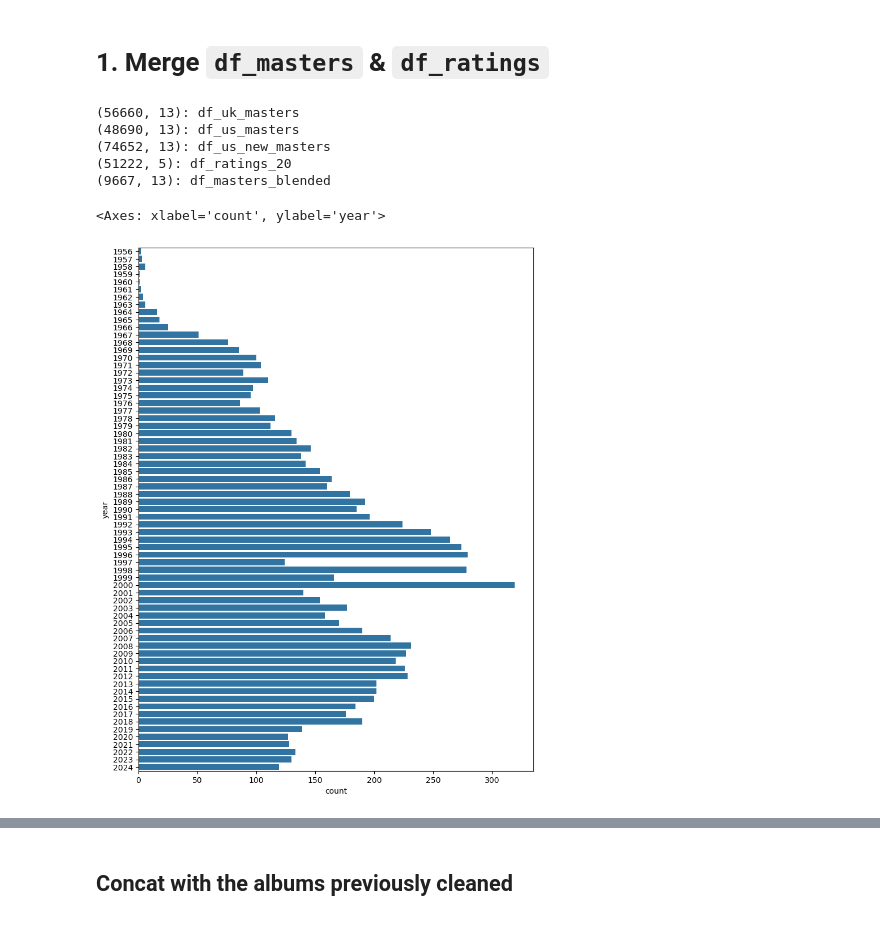
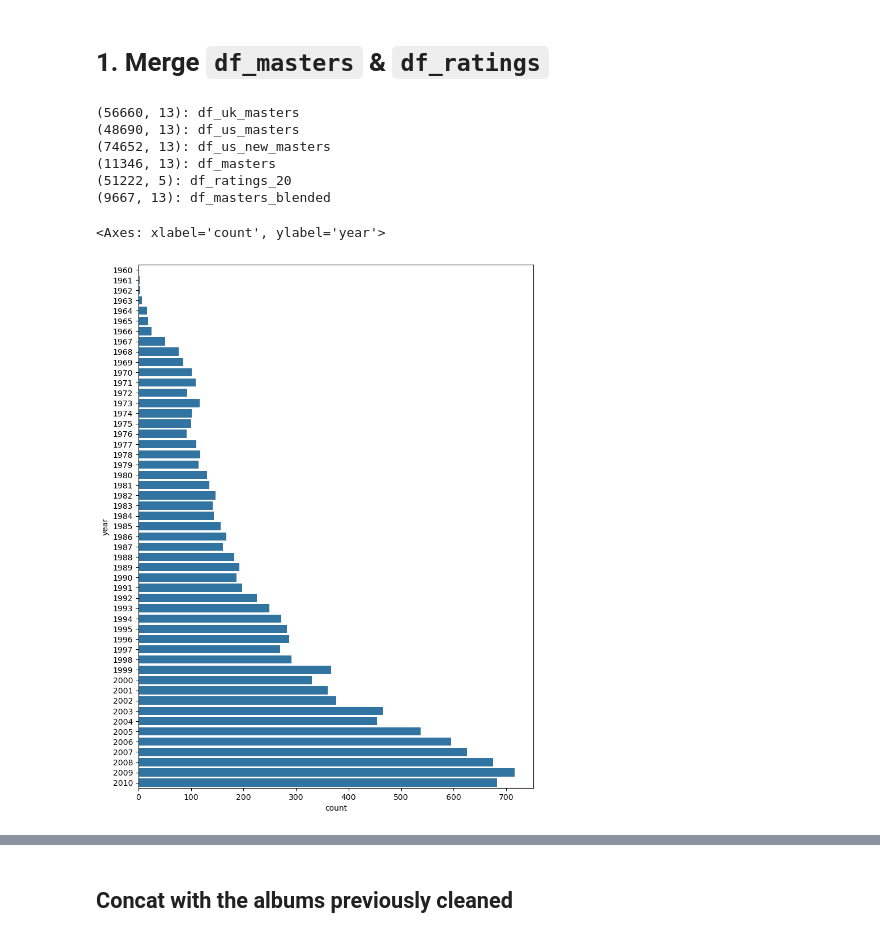
Before and after one commit to arnauog/what_the_rock, a Jupyter notebook: merges.ipynb, the cells around one changed output, grey strips where cells are left out. Saved outputs shown, nothing was run; the diff lists cells and outputs as text; code cells hidden in the pictures.

```diff
--- a/merges.ipynb
+++ b/merges.ipynb
@@ -29,6 +29,7 @@ from my_functions import *
 df_uk_masters = pd.read_csv('Datasets/df_uk_masters.csv')                         # all the albums from the UK
 df_us_masters = pd.read_csv('Datasets/df_us_masters.csv')                         # albums from the US until 1996, 1998 and 2000
 df_us_new_masters = pd.read_csv('Datasets/df_us_new_masters.csv')                         # albums from the US from 1997, 1999 and 2001
+df_masters = pd.read_csv('Datasets/df_masters.csv')
 df_ratings_20 = pd.read_csv('Datasets/df_ratings_20.csv', keep_default_na=False)  # albums with >= 20 votes, mostly from rock, worldwide
 df_masters_blended = pd.read_csv('Datasets/df_masters_blended.csv')               # albums from the UK and US (and others) with >= 20 votes, until 2000 aprox
 
@@ -36,18 +37,19 @@ df_masters_blended = pd.read_csv('Datasets/df_masters_blended.csv')
 print(f'{df_uk_masters.shape}: df_uk_masters')
 print(f'{df_us_masters.shape}: df_us_masters')
 print(f'{df_us_new_masters.shape}: df_us_new_masters')
+print(f'{df_masters.shape}: df_masters')
 print(f'{df_ratings_20.shape}: df_ratings_20')
 print(f'{df_masters_blended.shape}: df_masters_blended')
 # %% [output]
 (56660, 13): df_uk_masters
 (48690, 13): df_us_masters
 (74652, 13): df_us_new_masters
+(11346, 13): df_masters
 (51222, 5): df_ratings_20
 (9667, 13): df_masters_blended
 # %%
-# make sure most of the albums are from the year I theoretically just got
 plt.figure(figsize=(9,12))
-sns.countplot(data=df_masters_blended, y='year')
+sns.countplot(data=df_masters, y='year')
 # %% [output]
 <Axes: xlabel='count', ylabel='year'>
-[figure, old version]
+[figure, new version]
```
Also changed, not shown: parts of 7 cells of this notebook, 29 other files.
